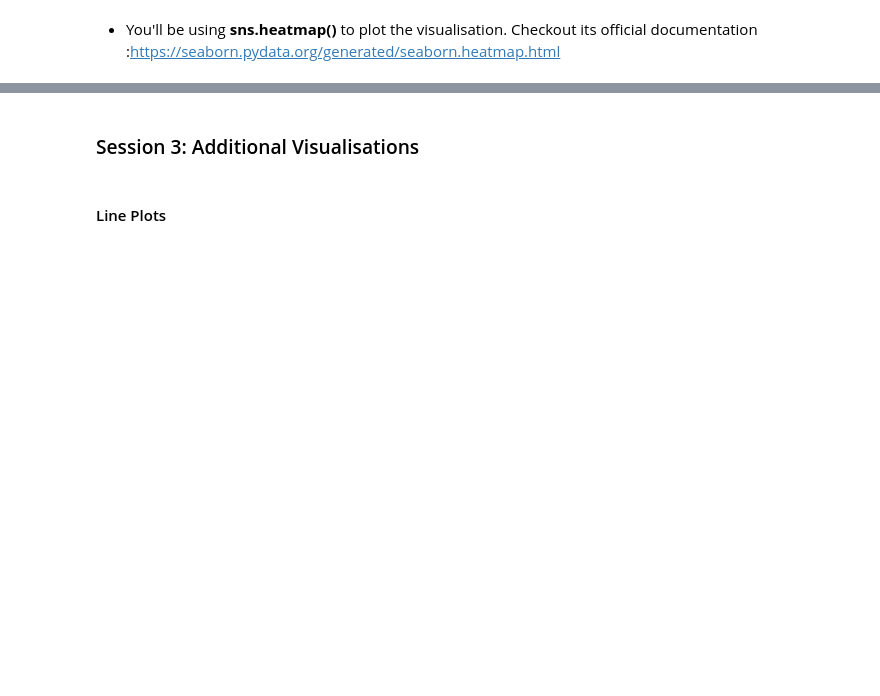
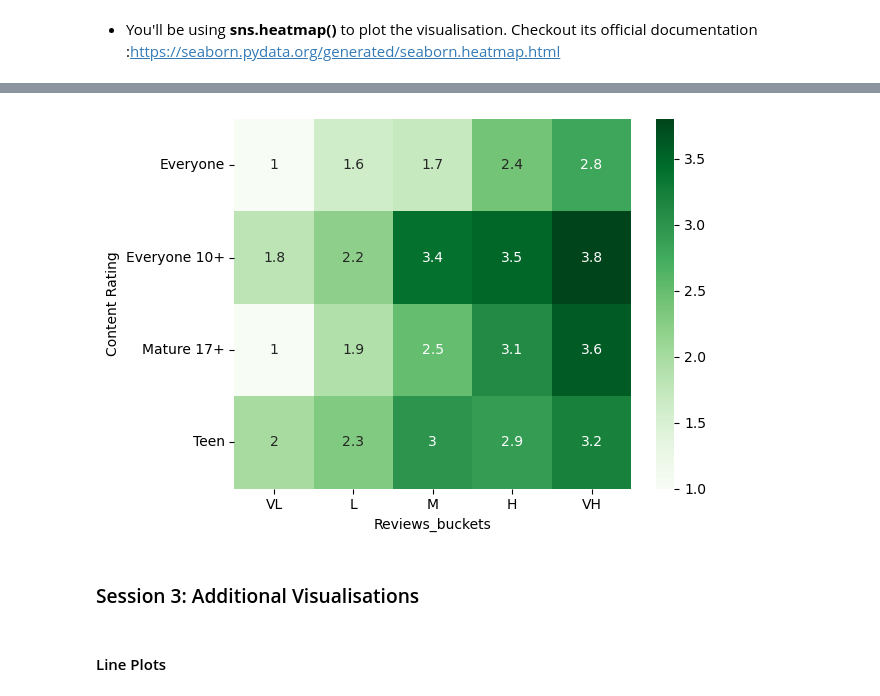
Before and after one commit to parashardevesh/data_analysis_and_ml, a Jupyter notebook: data_visualisation/Data Visualisation in Python - Case Study.ipynb, the cells around one changed output, grey strips where cells are left out. Cells and saved outputs as stored; diff of their text form; code cells hidden in the pictures; blank space fills up the shorter version.

```diff
--- a/data_visualisation/Data Visualisation in Python - Case Study.ipynb
+++ b/data_visualisation/Data Visualisation in Python - Case Study.ipynb
@@ -956,3 +995,13 @@ Heat mapsutilise the concept of using colours and colour intensities to visualis
+# %%
+##Question - Replace Content Rating with Review_buckets in the above heat map
+##Keep the aggregation at minimum value for Rating
+inp1['Reviews_buckets'] = pd.qcut(inp1.Reviews, [0, 0.2, 0.4, 0.6, 0.8, 1], labels=['VL', 'L', 'M', 'H', 'VH'])
+res1 = pd.pivot_table(data=inp1, index= 'Content Rating', columns='Reviews_buckets', values='Rating', aggfunc= 'min')
+sns.heatmap(res1, cmap='Greens', annot=True)
+plt.yticks(rotation=0)
+plt.show()
+# %% [output]
+[figure, added]
 # %% [markdown]
 ### Session 3: Additional Visualisations
 # %% [markdown]
```
Also changed, not shown: parts of 18 cells of this notebook.
